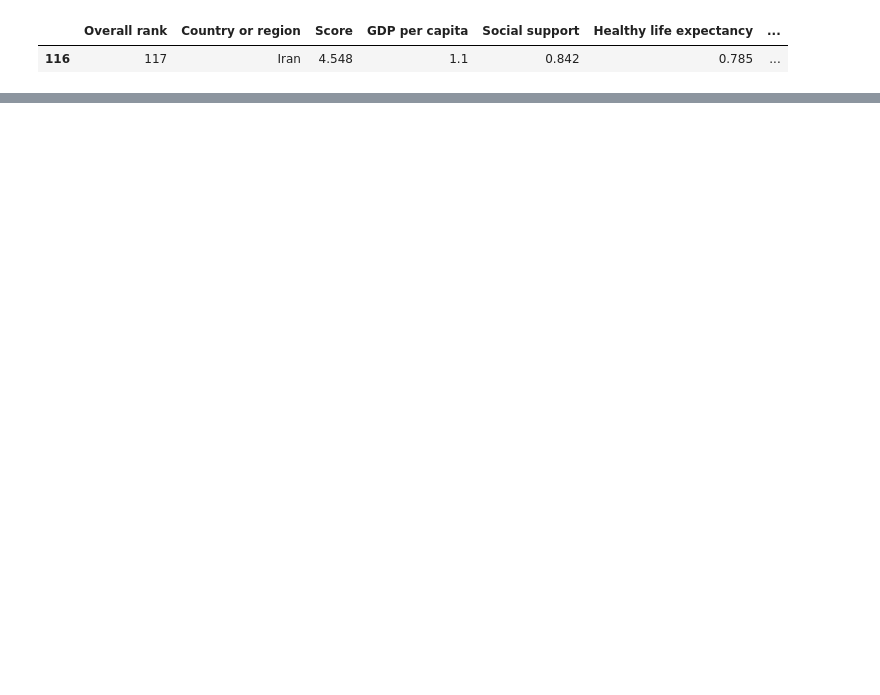
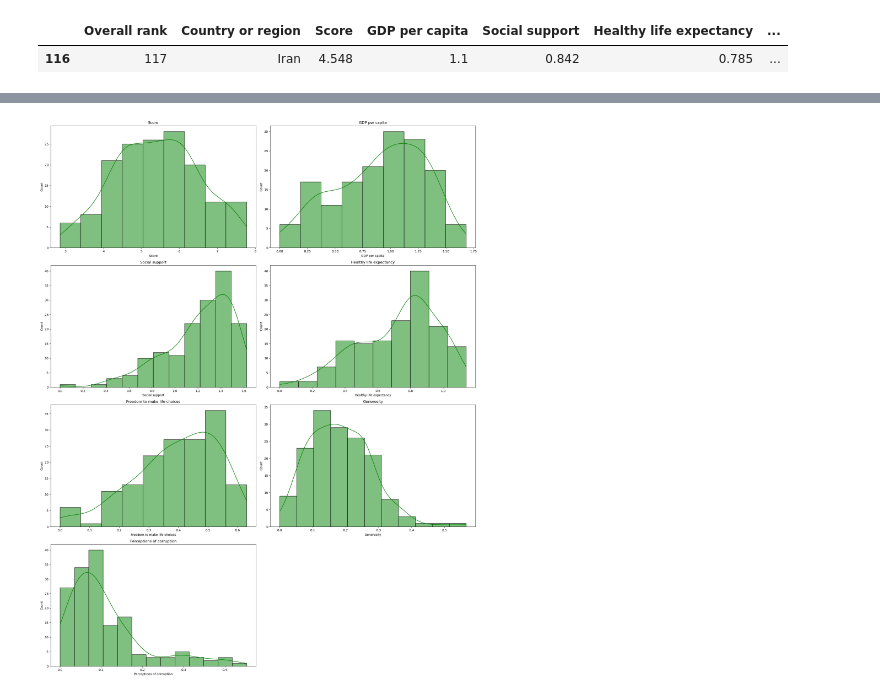
Before and after one commit to nobleyam/K-Means-Clustering-101-World-Happiness, a Jupyter notebook: K-Means Clustering 101 World Happiness.ipynb, the cells around one changed output, grey strips where cells are left out. Saved outputs shown, nothing was run; the diff lists cells and outputs as text; code cells hidden in the pictures; blank space fills up the shorter version.

```diff
--- a/K-Means Clustering 101 World Happiness.ipynb
+++ b/K-Means Clustering 101 World Happiness.ipynb
@@ -47,0 +123,14 @@ df[df['Country or region'] == "Iran"]
+# %%
+# distplot combines the matplotlib.hist function with seaborn kdeplot()
+columns = ['Score', 'GDP per capita', 'Social support', 'Healthy life expectancy',
+           'Freedom to make life choices', 'Generosity', 'Perceptions of corruption']
+
+plt.figure(figsize=(20, 50))
+for i in range(len(columns)):
+    plt.subplot(8, 2, i+1)
+    sns.histplot(df[columns[i]], color='g', kde=True)
+    plt.title(columns[i])
+
+plt.tight_layout()
+# %% [output]
+[figure, added]
```
Also changed, not shown: parts of 7 cells of this notebook.
